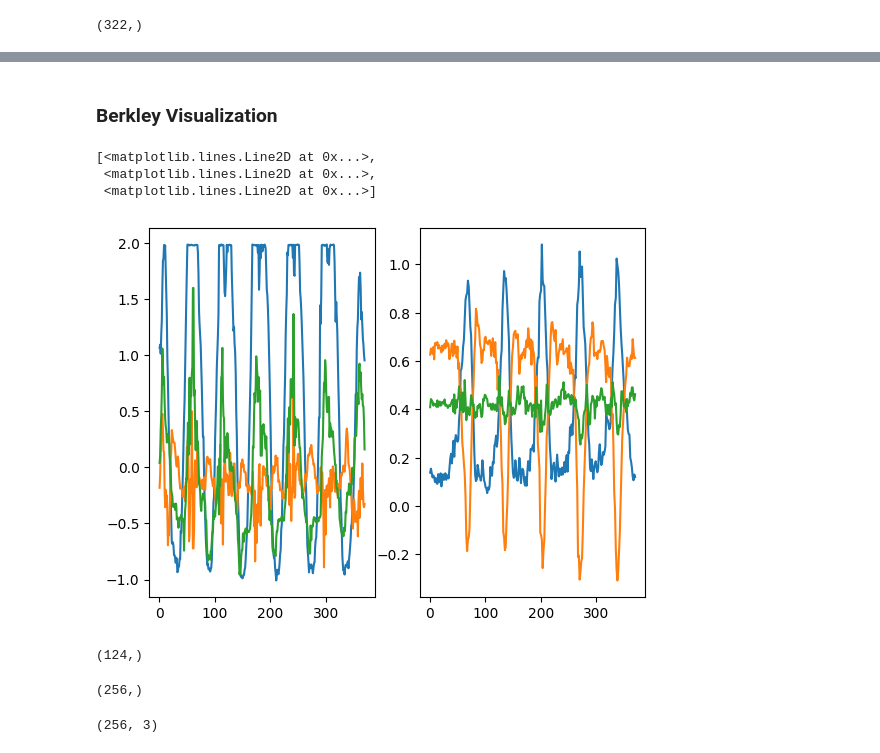
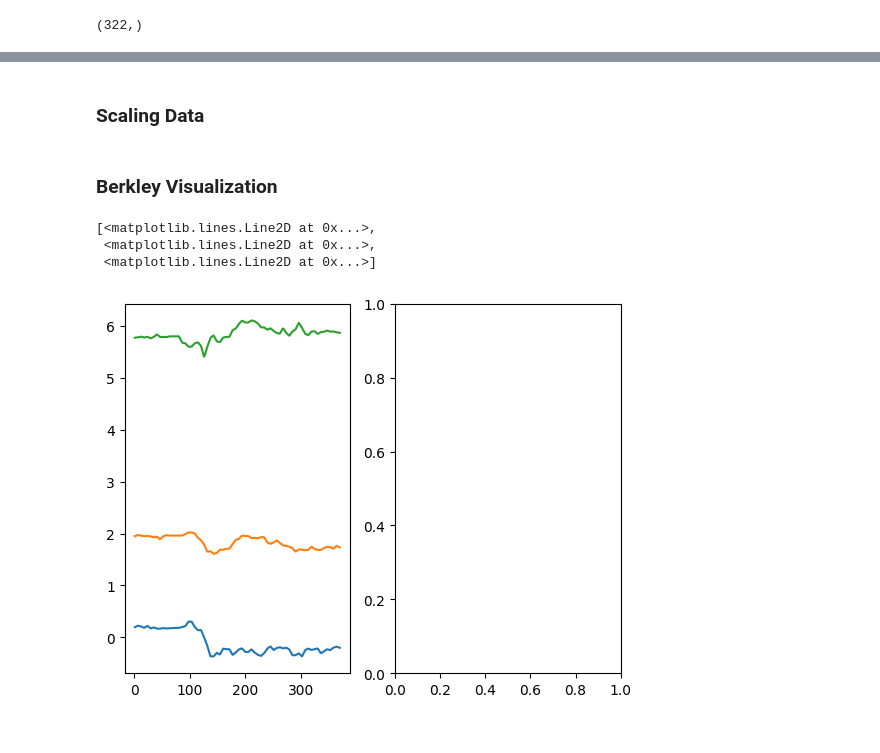
Before and after one commit to tousifulhaque/LightHART, a Jupyter notebook: Practice.ipynb, the cells around one changed output, grey strips where cells are left out. Drawn from its saved outputs; the diff is of its cells as text; code cells hidden in the pictures.

```diff
--- a/Practice.ipynb
+++ b/Practice.ipynb
@@ -199,8 +204,13 @@ for idx,path in enumerate(file_paths):
     for i in range(channel):
         yp = acc_data[:, i]
         axis_interpolated = np.interp(x, xp, yp)
-        interpolated_data[:, i] = axis_interpolated
+#         mean = np.mean(axis_interpolated)
+#         std = np.std(axis_interpolated)
+#         normalized = axis_interpolated - mean / std
+        interpolated_data[:, i] = normalized
 
+#     scaler.fit(interpolated_data)
+#     normalized = scaler.transform(interpolated_data)
     if idx < training_samples:
         train_labels[idx] = label
         train_dataset[idx, :, :] = interpolated_data
@@ -250,0 +262,2 @@ xp.shape
+# %% [markdown]
+### Scaling Data
@@ -251,23 +267,16 @@ xp.shape
+# %%
+train_data = train_dataset[6, : ,:]
+# scaler = StandardScaler()
+# scaler.fit(train_data)
+# normalized = scaler.transform(train_data)
 # %% [markdown]
 ### Berkley Visualization
 # %%
 fig, axes = plt.subplots(nrows =1, ncols=2)
-axes[0].plot(xp,acc_data)
-axes[1].plot(x, train_dataset[400,:,:], label='Interpolated')
+axes[0].plot(x, train_data)
+# axes[1].plot(x, normalized, label='Interpolated')
 # %% [output]
 [<matplotlib.lines.Line2D at 0x...>,
  <matplotlib.lines.Line2D at 0x...>,
  <matplotlib.lines.Line2D at 0x...>]
-[figure, old version]
+[figure, new version]
-# %%
-xp.shape
-# %% [output]
-(124,)
-# %%
-x.shape
-# %% [output]
-(256,)
-# %%
-train_dataset[1,:,:].shape
-# %% [output]
-(256, 3)
```
Also changed, not shown: parts of 13 cells of this notebook, 14 other files.
